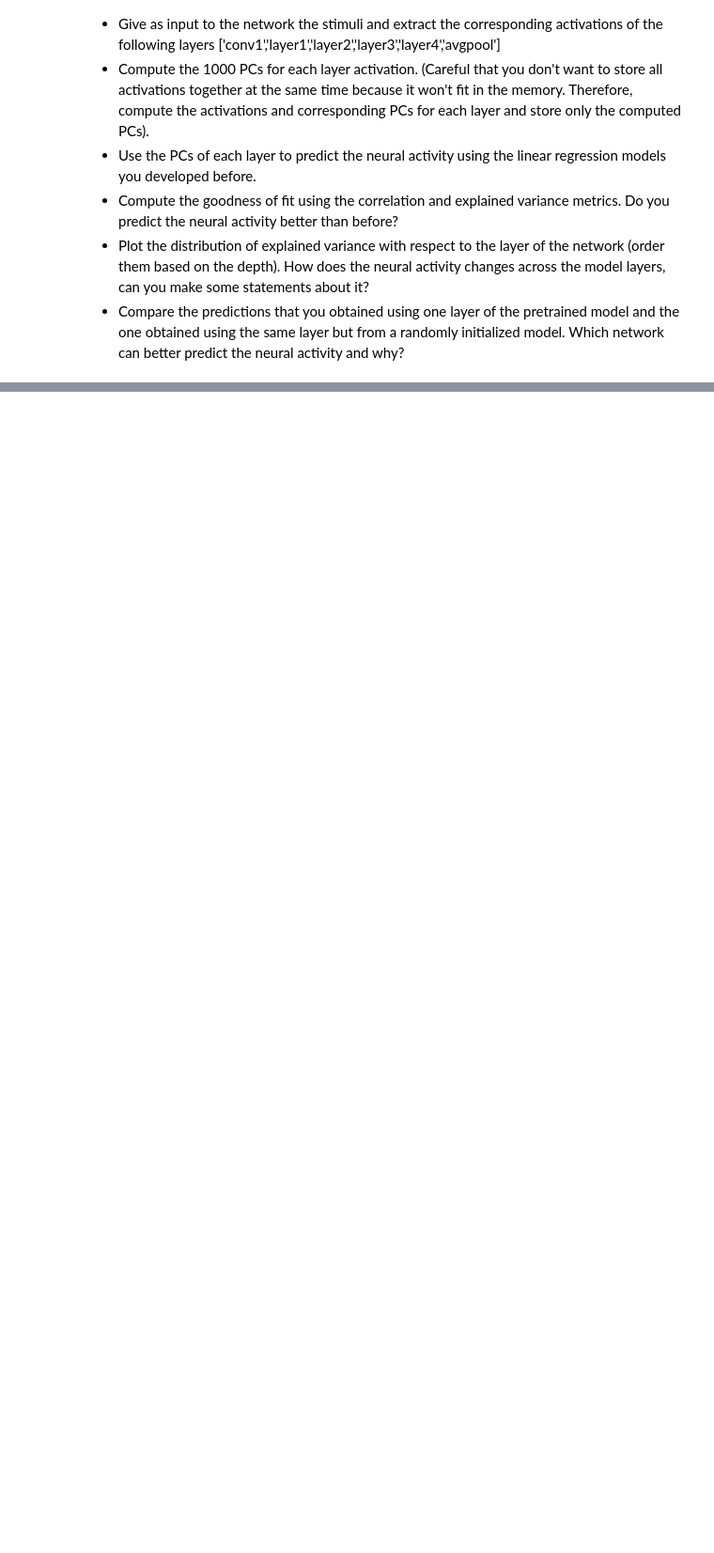
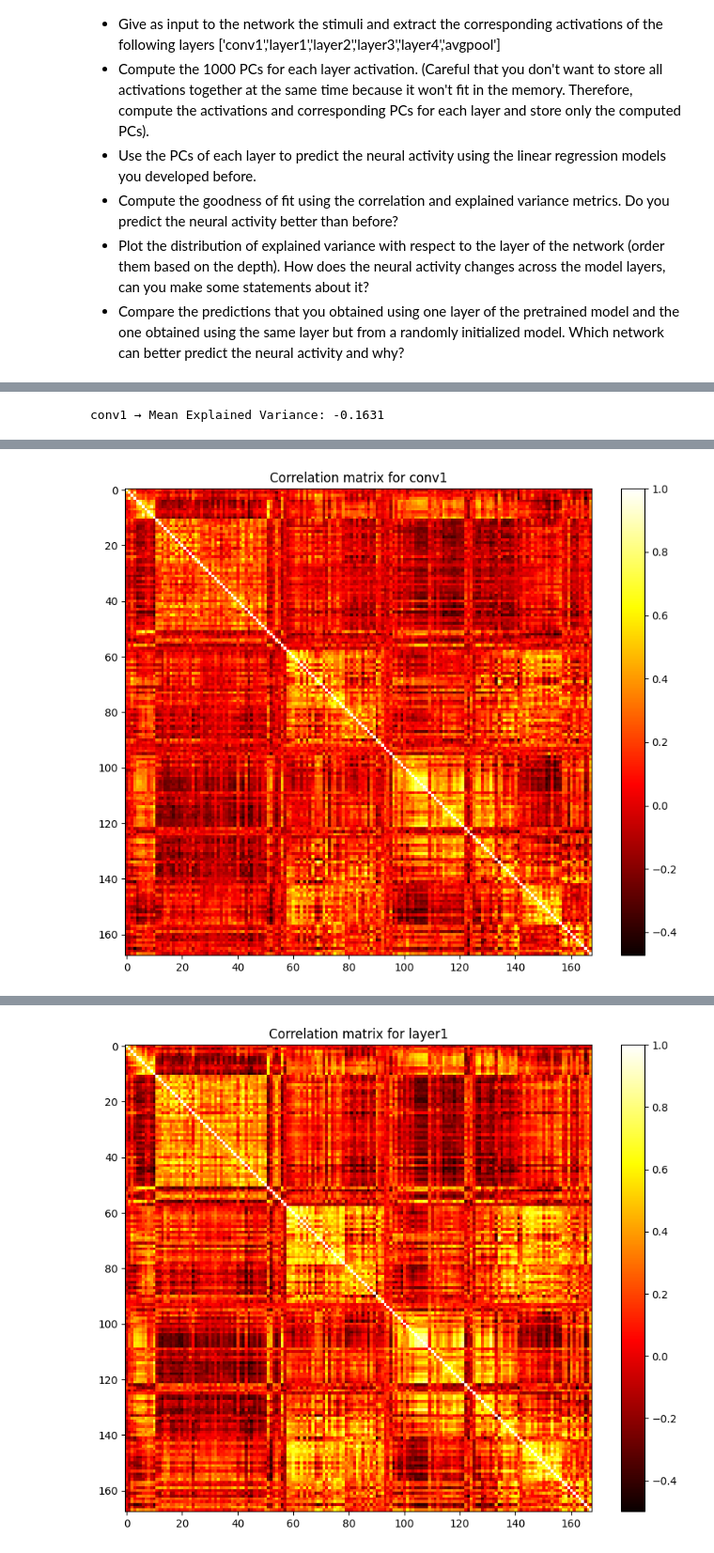
Before and after one commit to GuilhermeCosta-Ferreira/BLCI_G21, a Jupyter notebook: week6.ipynb, the cells around one changed output, grey strips where cells are left out. Shown at 94% size. Cells and saved outputs as stored; diff of their text form; code cells hidden in the pictures; blank space fills up the shorter version.

```diff
--- a/week6.ipynb
+++ b/week6.ipynb
@@ -323,0 +446,76 @@ pool1_pad
+# %%
+
+ridge = Ridge(alpha=best_alpha)
+ridge.fit(train_pca, spikes_train)
+
+# 5. Predict on test data using best alpha
+preds = ridge.predict(test_pca)
+# %%
+# 6. Evaluate
+ev = explained_variance_score(spikes_val, preds, multioutput='raw_values')
+mean_ev = ev.mean()
+
+print(f"{layer_name} → Mean Explained Variance: {mean_ev:.4f}")
+# %% [output]
+conv1 → Mean Explained Variance: -0.1631
+# %%
+# loop over the rest of the layers
+layer_pca_models = {}
+
+for layer_name in layer_map.keys():
+
+    print(f"Processing layer: {layer_name}")
+    layer_index = list(layer_map.keys()).index(layer_name)
+
+    # 1. Extract test activations
+    layer_test_acts = activation_model.predict(X_test_prep, batch_size=32)[layer_index]
+    layer_train_acts = activation_model.predict(X_train_prep, batch_size=32)[layer_index]
+    layer_val_acts = activation_model.predict(X_test_prep, batch_size=32)[layer_index]
+    flat_test = layer_test_acts.reshape(layer_test_acts.shape[0], -1)
+    flat_train = layer_train_acts.reshape(layer_train_acts.shape[0], -1)
+
+    pca = joblib.load(f'pca_{layer_name}.pkl')
+    test_pca = pca.transform(flat_test)
+    train_pca = pca.transform(flat_train)
+    alphas = [0,0.1,0.5,1,5,10,20]
+    best_alpha = 0
+    explained_variance_score_current = -1000
+    for alpha in alphas:
+        ridge = Ridge(alpha=alpha)
+        ridge.fit(train_pca, spikes_train)
+        predictions_val_ridge = ridge.predict(test_pca)
+        predictions_train_ridge = ridge.predict(train_pca)
+        print('Alpha: {}, Explained variance: {}'.format(alpha, explained_variance_score(predictions_train_ridge, spikes_train)))
+        print('Alpha: {}, Explained variance: {}'.format(alpha, explained_variance_score(predictions_val_ridge, spikes_val)))
+        if explained_variance_score(predictions_val_ridge, spikes_val) > explained_variance_score_current:
+            explained_variance_score_current = explained_variance_score(predictions_val_ridge, spikes_val)
+            best_alpha = alpha
+
+
+        ridge = Ridge(alpha=best_alpha)
+        ridge.fit(train_pca, spikes_train)
+
+    # 5. Predict on test data using best alpha
+    preds = ridge.predict(test_pca)
+
+    ev = explained_variance_score(spikes_val, preds, multioutput='raw_values')
+    mean_ev = ev.mean()
+
+    print(f"{layer_name} → Mean Explained Variance: {mean_ev:.4f}")
+
+    # store the explained variance for each layer in a dictionary
+    layer_pca_models[layer_name] = {
+        'model': ridge,
+        'explained_variance': mean_ev
+    }
+
+    # chceck the correlation metrics also of the predictions
+    correlation_matrix = np.corrcoef(preds.T)
+    # plot the correlation matrix
+    plt.figure(figsize=(10, 8))
+    plt.imshow(correlation_matrix, cmap='hot', interpolation='nearest')
+    # show the correlation matrix numberline for the colors
+    plt.colorbar()
+    plt.title(f'Correlation matrix for {layer_name}')
+    plt.show()
+# %% [output]
@@ -323,0 +541 @@ pool1_pad
+[figure, added]
@@ -323,0 +561 @@ pool1_pad
+[figure, added]
```
Also changed, not shown: parts of 16 cells of this notebook.
